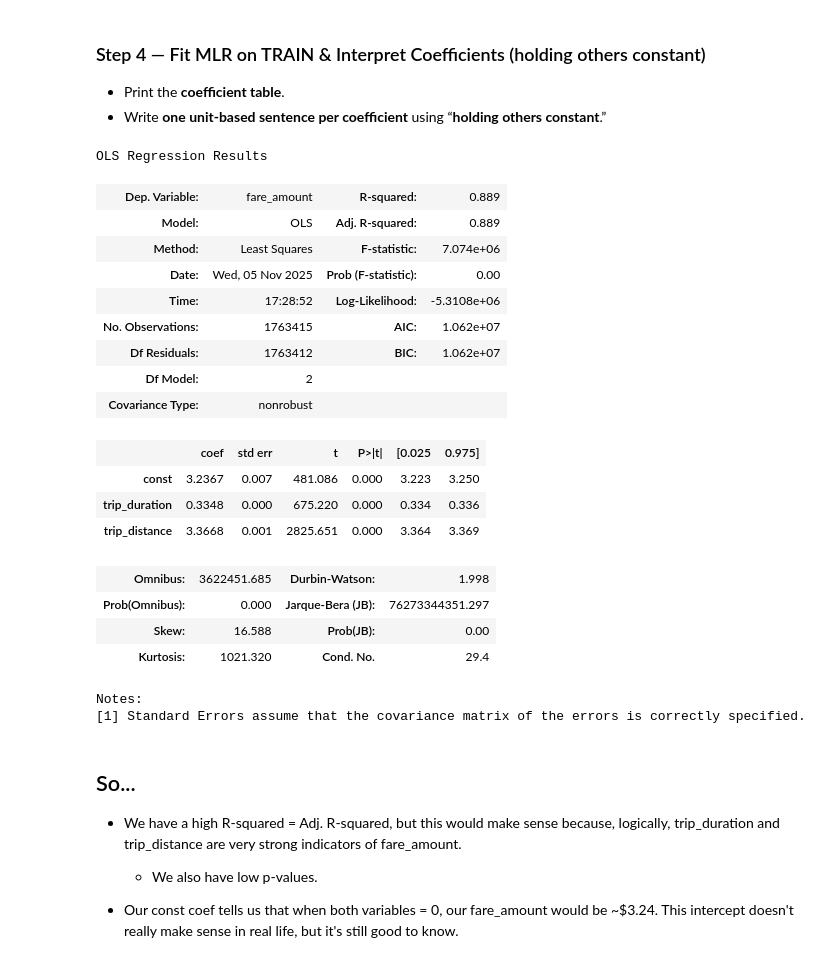
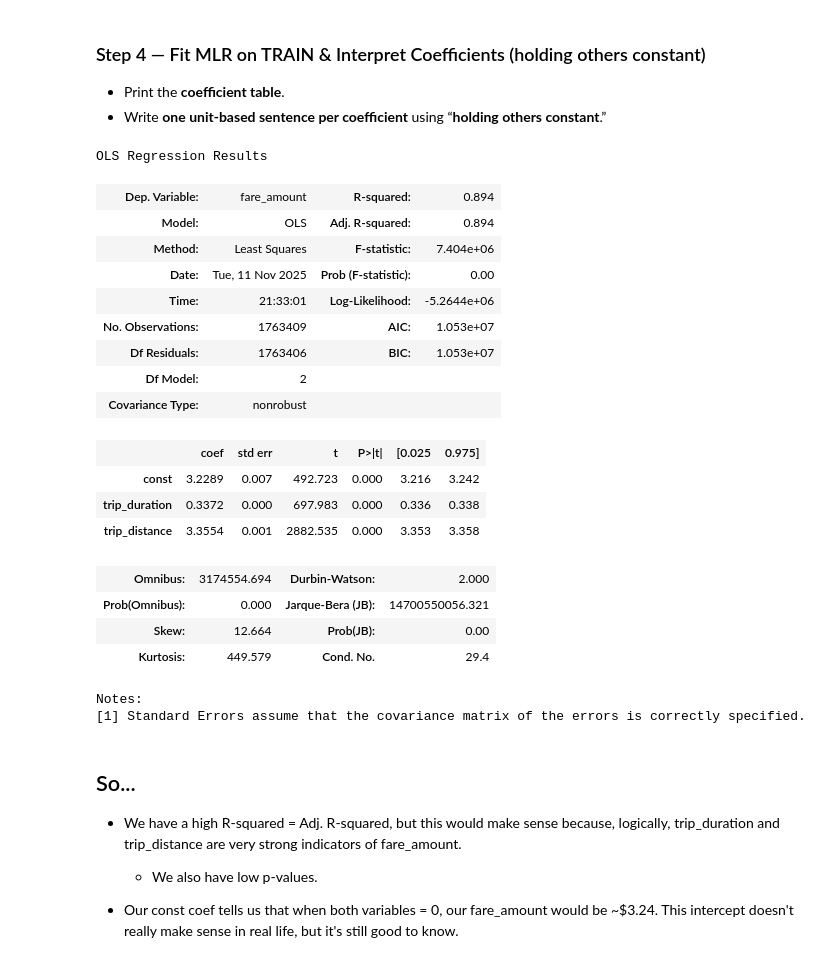
Before and after one commit to ro-the-creator/DA2025_Lectures, a Jupyter notebook: Mod6/CodeAssignments/Mod6L8_CodeAssignment_STUDENT.ipynb, the cells around one changed output. Saved outputs shown, nothing was run; the diff lists cells and outputs as text; code cells hidden in the pictures.

```diff
--- a/Mod6/CodeAssignments/Mod6L8_CodeAssignment_STUDENT.ipynb
+++ b/Mod6/CodeAssignments/Mod6L8_CodeAssignment_STUDENT.ipynb
@@ -88,7 +88,7 @@ df['dropoff_min'] = df['tpep_dropoff_datetime'].dt.minute
 df['trip_duration'] = df['dropoff_min'] - df['pickup_min']
 # %%
 # Clean data some and add a new column called 'tip_pct' as the target
-df = df[(df['fare_amount'] > 0) & (df['fare_amount'] < 1000) & (df['tip_amount'] >= 0) & (df['trip_distance'] > 0) & (df['trip_distance'] < 200) & (df['trip_duration'] > 0) & (df['passenger_count'] > 0)]
+df = df[(df['fare_amount'] > 0) & (df['fare_amount'] < 560) & (df['tip_amount'] >= 0) & (df['trip_distance'] > 0) & (df['trip_distance'] < 160) & (df['trip_duration'] > 0) & (df['passenger_count'] > 0)]
 df = df.replace([np.inf, -np.inf], np.nan).dropna(subset=num_cols)
 df['tip_pct'] = (df['tip_amount']/df['fare_amount']).clip(0,1)
 # %% [markdown]
@@ -172,10 +160,6 @@ plt.show()
 X = sm.add_constant(df[['trip_duration', 'trip_distance']])
 # train-test split
 x_train, x_test, y_train, y_test = train_test_split(X, y, train_size=0.8, test_size=0.2, random_state=42)
-
-# readding intercept to train-test
-x_train_const = sm.add_constant(x_train)
-x_test_const = sm.add_constant(x_test)
 # %% [markdown]
 ### Step 4 — Fit MLR on TRAIN & Interpret Coefficients (holding others constant)
 
@@ -183,27 +167,27 @@ x_test_const = sm.add_constant(x_test)
 - Write **one unit‑based sentence per coefficient** using “**holding others constant**.”
 # %%
 # fitting into model (training)
-model = sm.OLS(y_train, x_train_const).fit()
+model = sm.OLS(y_train, x_train).fit()
 model.summary()
 # %% [output]
 OLS Regression Results
-| Dep. Variable: | fare_amount | R-squared: | 0.889 |
-| Model: | OLS | Adj. R-squared: | 0.889 |
-| Method: | Least Squares | F-statistic: | 7.074e+06 |
-| Date: | Wed, 05 Nov 2025 | Prob (F-statistic): | 0.00 |
-| Time: | 17:28:52 | Log-Likelihood: | -5.3108e+06 |
-| No. Observations: | 1763415 | AIC: | 1.062e+07 |
-| Df Residuals: | 1763412 | BIC: | 1.062e+07 |
+| Dep. Variable: | fare_amount | R-squared: | 0.894 |
+| Model: | OLS | Adj. R-squared: | 0.894 |
+| Method: | Least Squares | F-statistic: | 7.404e+06 |
+| Date: | Tue, 11 Nov 2025 | Prob (F-statistic): | 0.00 |
+| Time: | 21:33:01 | Log-Likelihood: | -5.2644e+06 |
+| No. Observations: | 1763409 | AIC: | 1.053e+07 |
+| Df Residuals: | 1763406 | BIC: | 1.053e+07 |
 | Df Model: | 2 |  |  |
 | Covariance Type: | nonrobust |  |  |
 |  | coef | std err | t | P>|t| | [0.025 | 0.975] |
-| const | 3.2367 | 0.007 | 481.086 | 0.000 | 3.223 | 3.250 |
-| trip_duration | 0.3348 | 0.000 | 675.220 | 0.000 | 0.334 | 0.336 |
-| trip_distance | 3.3668 | 0.001 | 2825.651 | 0.000 | 3.364 | 3.369 |
+| const | 3.2289 | 0.007 | 492.723 | 0.000 | 3.216 | 3.242 |
+| trip_duration | 0.3372 | 0.000 | 697.983 | 0.000 | 0.336 | 0.338 |
+| trip_distance | 3.3554 | 0.001 | 2882.535 | 0.000 | 3.353 | 3.358 |
-| Omnibus: | 3622451.685 | Durbin-Watson: | 1.998 |
-| Prob(Omnibus): | 0.000 | Jarque-Bera (JB): | 76273344351.297 |
-| Skew: | 16.588 | Prob(JB): | 0.00 |
-| Kurtosis: | 1021.320 | Cond. No. | 29.4 |
+| Omnibus: | 3174554.694 | Durbin-Watson: | 2.000 |
+| Prob(Omnibus): | 0.000 | Jarque-Bera (JB): | 14700550056.321 |
+| Skew: | 12.664 | Prob(JB): | 0.00 |
+| Kurtosis: | 449.579 | Cond. No. | 29.4 |
 Notes:
 [1] Standard Errors assume that the covariance matrix of the errors is correctly specified.
 # %% [markdown]
```
Also changed, not shown: parts of 11 cells of this notebook, 5 other files.
